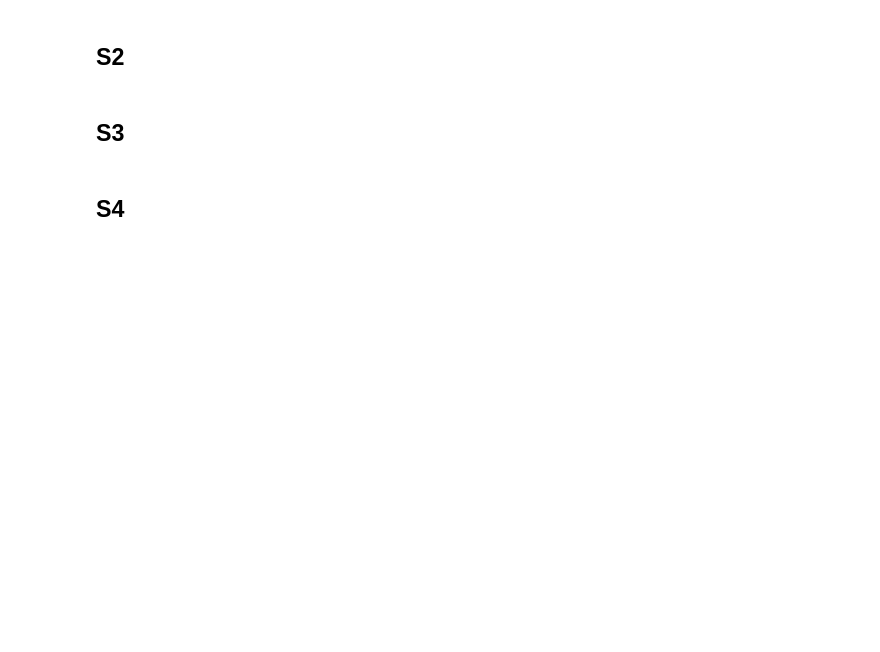
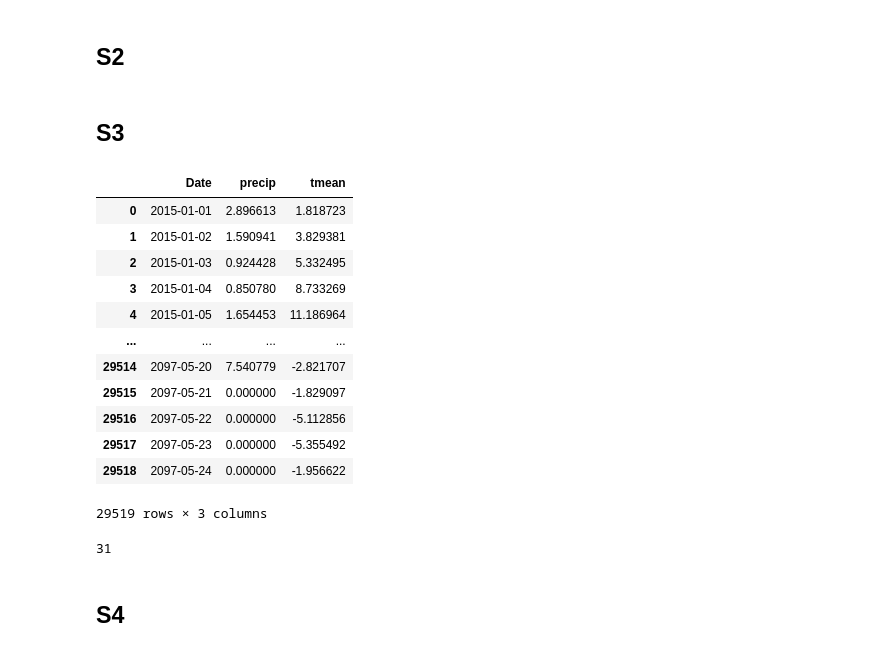
Before and after one commit to moniquebeaulieu/TM_PHES, a Jupyter notebook: gridded_data.ipynb, the cells around one changed output. Cells and saved outputs as stored; diff of their text form; code cells hidden in the pictures; blank space fills up the shorter version.

```diff
--- a/gridded_data.ipynb
+++ b/gridded_data.ipynb
@@ -665,0 +741,2 @@ merged_dataframes_s1[0].head()
+# %%
+filled_dataframes_s1 = fill_missing_dates(merged_dataframes_s1)
@@ -666,6 +769,6 @@ merged_dataframes_s1[0].head()
 # %%
 # Iterate over the merged dataframes for saving
-for i, merged_df in enumerate(merged_dataframes_s1):
+for i, merged_df in enumerate(filled_dataframes_s1):
     # Save the merged dataframe to a CSV file
     csv_filename = f"s1_{i+1}_tmean_precip.csv"  # Naming based on position in the list
     csv_filepath = os.path.join("C:/Users/14037/OneDrive - University of Calgary/Documents/ENCI_570/TM_PHES_code/S1", csv_filename)
@@ -800,9 +903,11 @@ for i in range(min(len(dataframe_2_p), len(dataframe_2_t))):
 
     # Append the merged dataframe to the list
     merged_dataframes_s2.append(merged_df)
+# %%
+filled_dataframes_s2 = fill_missing_dates(merged_dataframes_s2)
 # %%
 # Iterate over the merged dataframes for saving
-for i, merged_df in enumerate(merged_dataframes_s2):
+for i, merged_df in enumerate(filled_dataframes_s2):
     # Save the merged dataframe to a CSV file
     csv_filename = f"s2_{i+1}_tmean_precip.csv"  # Naming based on position in the list
     csv_filepath = os.path.join("C:/Users/14037/OneDrive - University of Calgary/Documents/ENCI_570/TM_PHES_code/S2", csv_filename)
@@ -929,3 +1034,19 @@ for i in range(min(len(dataframe_3_p), len(dataframe_3_t))):
 
     # Append the merged dataframe to the list
     merged_dataframes_s3.append(merged_df)
+# %%
+merged_dataframes_s3[31]
+# %% [output]
+|  | Date | precip | tmean |
+| 0 | 2015-01-01 | 2.896613 | 1.818723 |
+| 1 | 2015-01-02 | 1.590941 | 3.829381 |
+| 2 | 2015-01-03 | 0.924428 | 5.332495 |
+| 3 | 2015-01-04 | 0.850780 | 8.733269 |
+| 4 | 2015-01-05 | 1.654453 | 11.186964 |
+| ... | ... | ... | ... |
+| 29514 | 2097-05-20 | 7.540779 | -2.821707 |
+| 29515 | 2097-05-21 | 0.000000 | -1.829097 |
+| 29516 | 2097-05-22 | 0.000000 | -5.112856 |
+| 29517 | 2097-05-23 | 0.000000 | -5.355492 |
+| 29518 | 2097-05-24 | 0.000000 | -1.956622 |
+29519 rows × 3 columns
@@ -932,2 +1055,6 @@ for i in range(min(len(dataframe_3_p), len(dataframe_3_t))):
+# %%
+len(filled_dataframes_s3) # dropped one empty dataframe "s3_5" = reg_tas_day_CanESM5_ssp370_r1i1p1f1_gn_20150101-21001231_cannc_SPQM_07.nc
+# %% [output]
+31
 # %%
 # Iterate over the merged dataframes for saving
```
Also changed, not shown: parts of 14 cells of this notebook, 3 other files.
